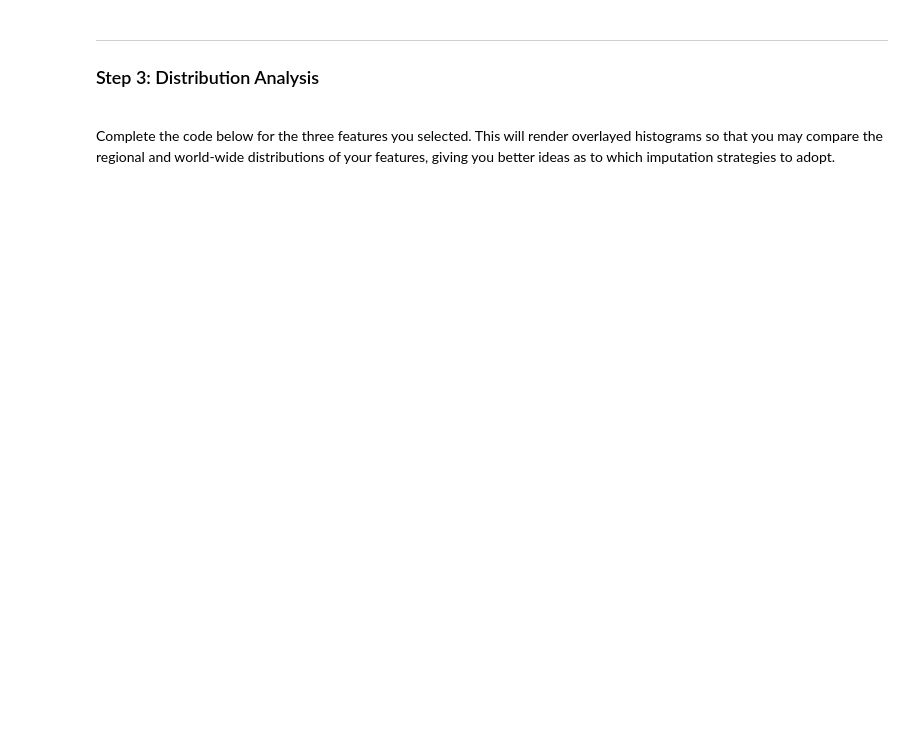
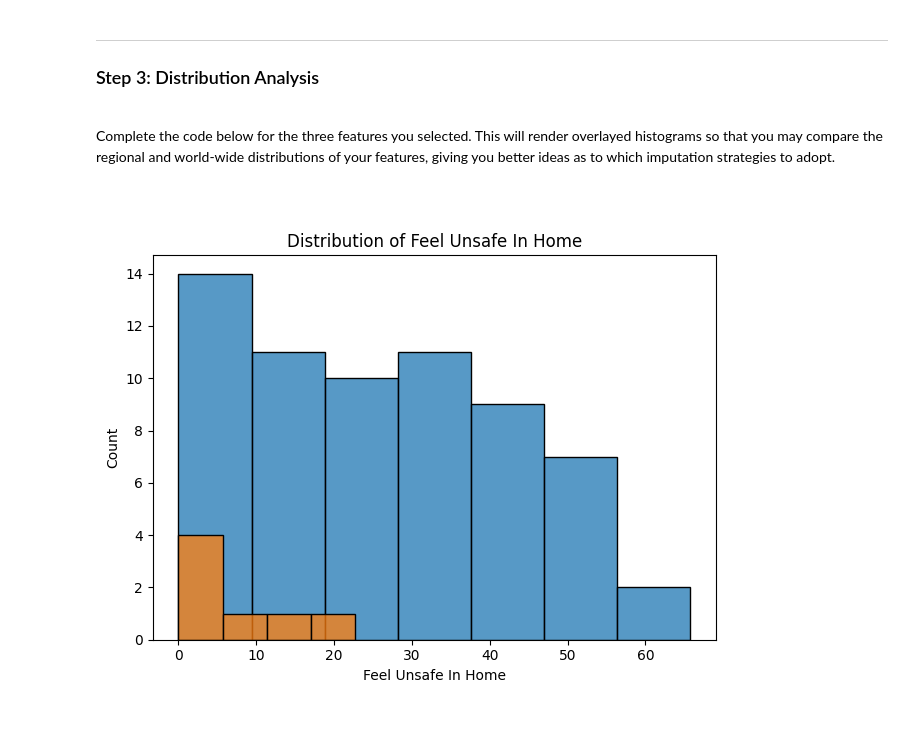
Before and after one commit to TichaonaDamis/Missing-Value-Analysis-and-Imputation-using-Python, a Jupyter notebook: Template - Missing Value Analysis and Imputation (1).ipynb, the cells around one changed output. Saved outputs shown, nothing was run; the diff lists cells and outputs as text; code cells hidden in the pictures; blank space fills up the shorter version.

```diff
--- a/Template - Missing Value Analysis and Imputation (1).ipynb
+++ b/Template - Missing Value Analysis and Imputation (1).ipynb
@@ -309,20 +430,22 @@ help(sns.histplot)
 # %%
 ## feature from the mv_hi group ##
 
 # histogram (full data)
 sns.histplot(data = world_df,
-          x    = 'Internet Usage')
+          x    = 'Feel Unsafe In Home')
 
 
 # histogram (team's region)
 sns.histplot(data = team6,
-          x    = 'Internet Usage')
+          x    = 'Feel Unsafe In Home')
 
 
 # rendering the visual
-plt.title(label = 'Distribution of Internet Usage')
+plt.title(label = 'Distribution of Feel Unsafe In Home')
 plt.tight_layout()
 plt.show()
+# %% [output]
+[figure, added]
 # %% [markdown]
 <br>
 # %%
```
Also changed, not shown: parts of 13 cells of this notebook.
